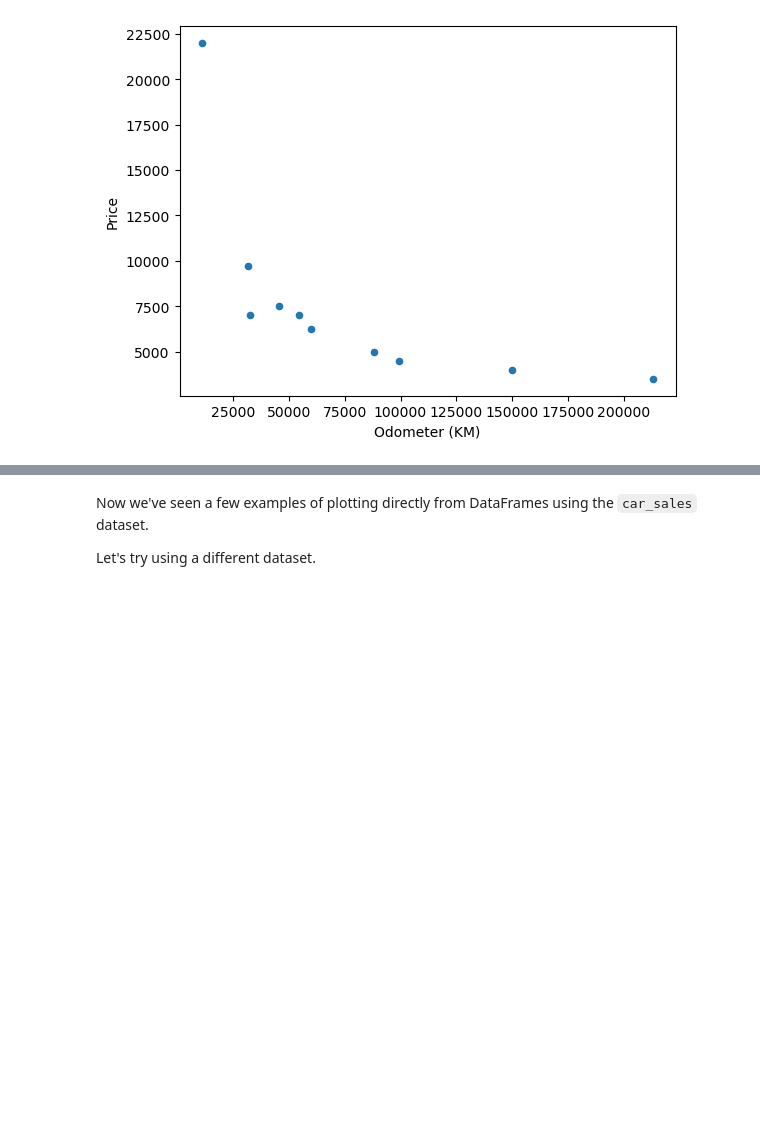
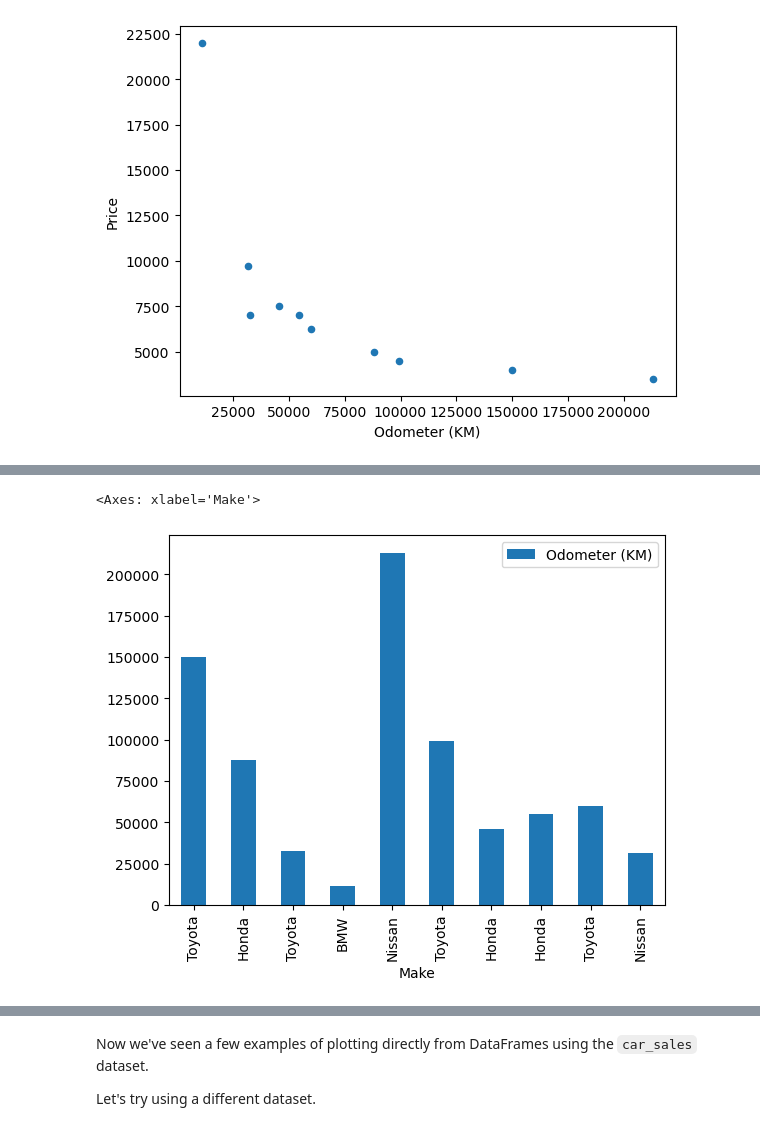
Before and after one commit to DanielJBox/ml-ds-ztm, a Jupyter notebook: matplotlib-project/matplotlib-exercises.ipynb, the cells around one changed output, grey strips where cells are left out. Cells and saved outputs as stored; diff of their text form; code cells hidden in the pictures; blank space fills up the shorter version.

```diff
--- a/matplotlib-project/matplotlib-exercises.ipynb
+++ b/matplotlib-project/matplotlib-exercises.ipynb
@@ -377,0 +385,4 @@ plt.show()
+# %%
+# Create a histogram of the 'Odometer (KM)' column
+car_sales_df = pd.read_csv('./data/car-sales.csv')
+car_sales_df
@@ -378,3 +417,7 @@ plt.show()
 # %%
 # Create a bar graph of the 'Make' and 'Odometer (KM)' columns in the car_sales DataFrame
+car_sales_df.plot(x='Make', y='Odometer (KM)', kind="bar")
+# %% [output]
+<Axes: xlabel='Make'>
+[figure, added]
 # %%
```
Also changed, not shown: parts of 21 cells of this notebook, 2 other files.
